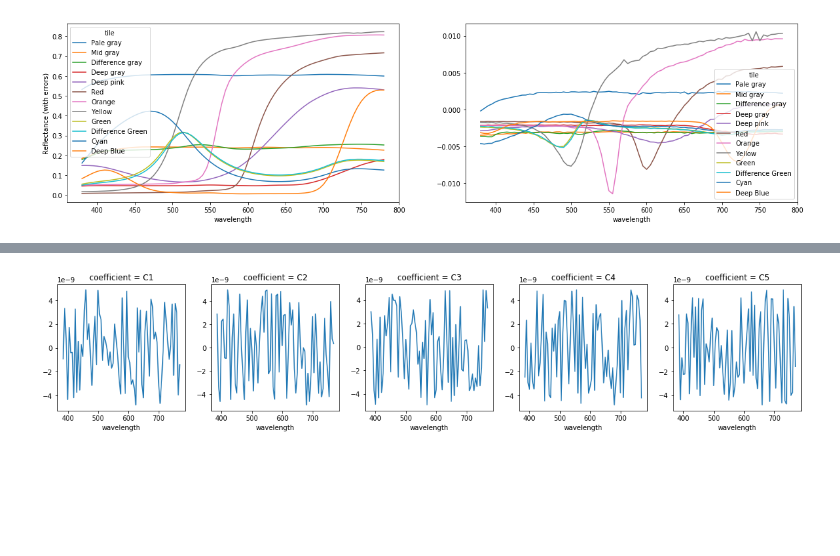
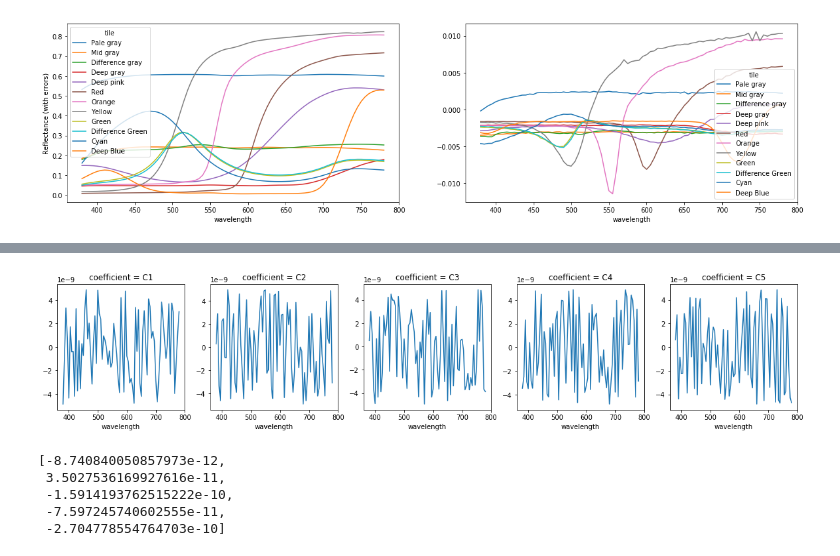
Before and after one commit to silmae/colortiles, a Jupyter notebook: Reference model test.ipynb, the cells around one changed output, grey strips where cells are left out. Drawn from its saved outputs; the diff is of its cells as text; code cells hidden in the pictures; blank space fills up the shorter version.

Commit message:
Test now shows matching coefficients

```diff
--- a/Reference model test.ipynb
+++ b/Reference model test.ipynb
@@ -54,7 +54,15 @@ plt.show()
 # %%
 fig, ax = plt.subplots(ncols=5, figsize=(20,3.5))
 for k, coef in enumerate(['C1', 'C2', 'C3', 'C4', 'C5']):
-    (cz_coefs - me_coefs).isel(wavelength=slice(1,-2)).sel(coefficient=coef).plot.line(x='wavelength', ax=ax[k])
+    (cz_coefs - me_coefs).sel(coefficient=coef).plot.line(x='wavelength', ax=ax[k])
 plt.show()
 # %% [output]
-[figure, old version]
+[figure, new version]
+# %%
+list((cz_coefs - me_coefs).mean('wavelength').values)
+# %% [output]
+[-8.740840050857973e-12,
+ 3.5027536169927616e-11,
+ -1.5914193762515222e-10,
+ -7.597245740602555e-11,
+ -2.704778554764703e-10]
```
Also changed, not shown: parts of 2 cells of this notebook.
